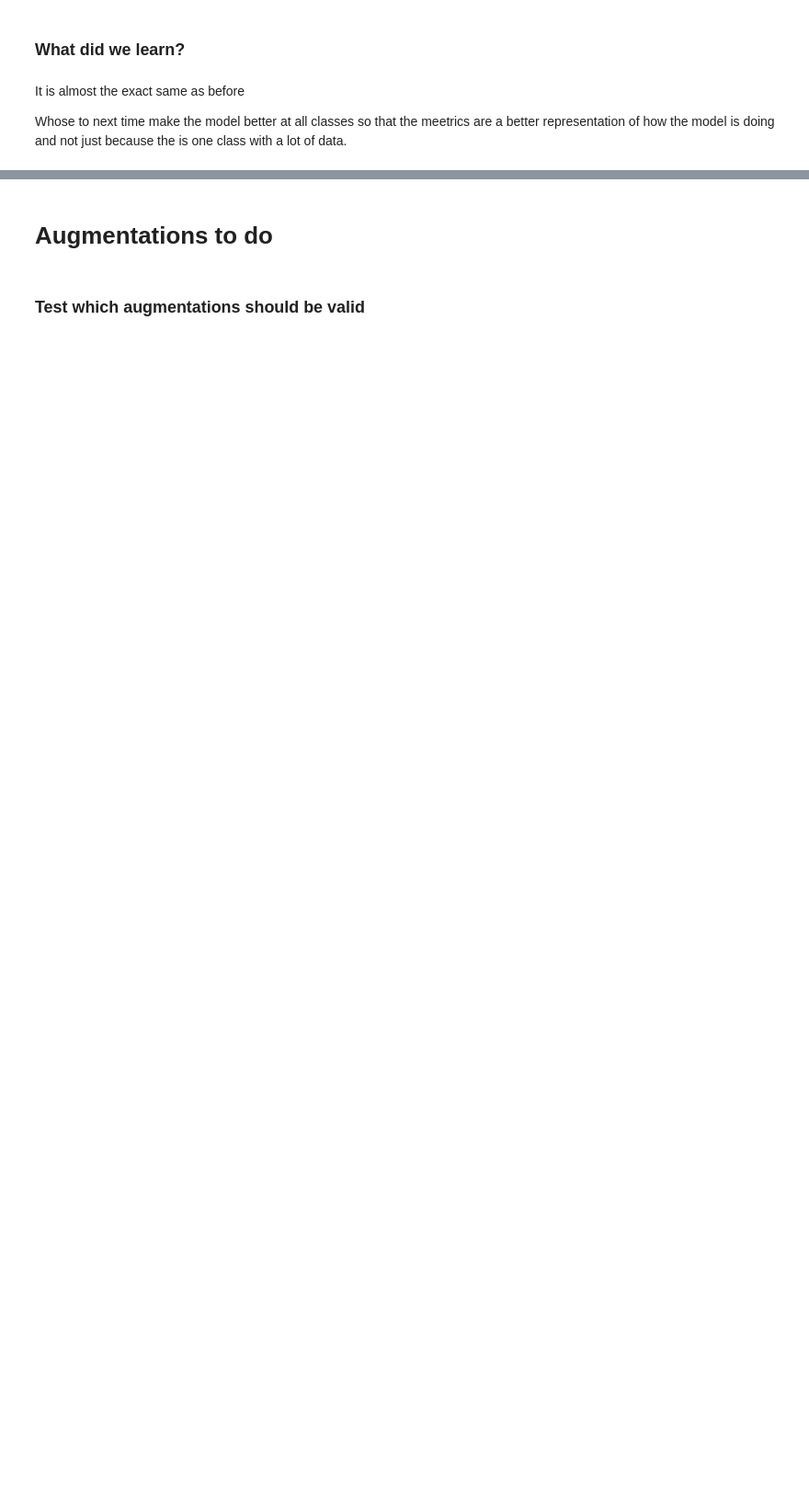
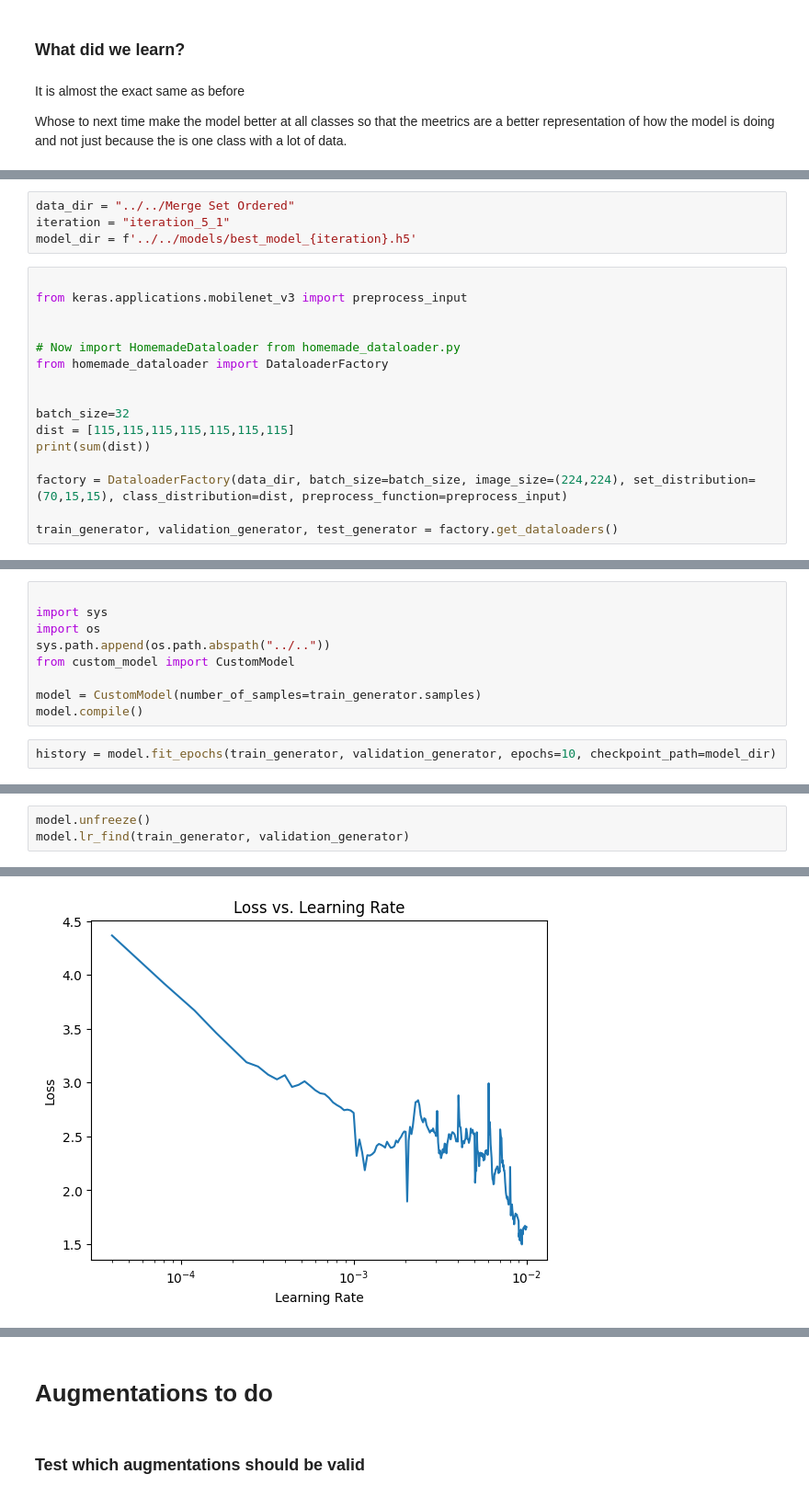
Before and after one commit to renemartensen/Classification-of-Skin-Lesions, a Jupyter notebook: makingModel.ipynb, the cells around one changed output, grey strips where cells are left out. Shown at 92% size. Saved outputs shown, nothing was run; the diff lists cells and outputs as text; blank space fills up the shorter version.

```diff
--- a/makingModel.ipynb
+++ b/makingModel.ipynb
@@ -751,0 +874,20 @@ Whose to next time make the model better at all classes so that the meetrics are
+# %%
+data_dir = "../../Merge Set Ordered"
+iteration = "iteration_5_1"
+model_dir = f'../../models/best_model_{iteration}.h5'
+# %%
+
+from keras.applications.mobilenet_v3 import preprocess_input
+
+
+# Now import HomemadeDataloader from homemade_dataloader.py
+from homemade_dataloader import DataloaderFactory
+
+
+batch_size=32
+dist = [115,115,115,115,115,115,115]
+print(sum(dist))
+
+factory = DataloaderFactory(data_dir, batch_size=batch_size, image_size=(224,224), set_distribution=(70,15,15), class_distribution=dist, preprocess_function=preprocess_input)
+
+train_generator, validation_generator, test_generator = factory.get_dataloaders()
@@ -751,0 +952,11 @@ Whose to next time make the model better at all classes so that the meetrics are
+# %%
+
+import sys
+import os
+sys.path.append(os.path.abspath("../.."))
+from custom_model import CustomModel
+
+model = CustomModel(number_of_samples=train_generator.samples)
+model.compile()
+# %%
+history = model.fit_epochs(train_generator, validation_generator, epochs=10, checkpoint_path=model_dir)
@@ -751,0 +988,4 @@ Whose to next time make the model better at all classes so that the meetrics are
+# %%
+model.unfreeze()
+model.lr_find(train_generator, validation_generator)
+# %% [output]
@@ -751,0 +1009 @@ Whose to next time make the model better at all classes so that the meetrics are
+[figure, added]
```
Also changed, not shown: parts of 22 cells of this notebook, 3 other files.
